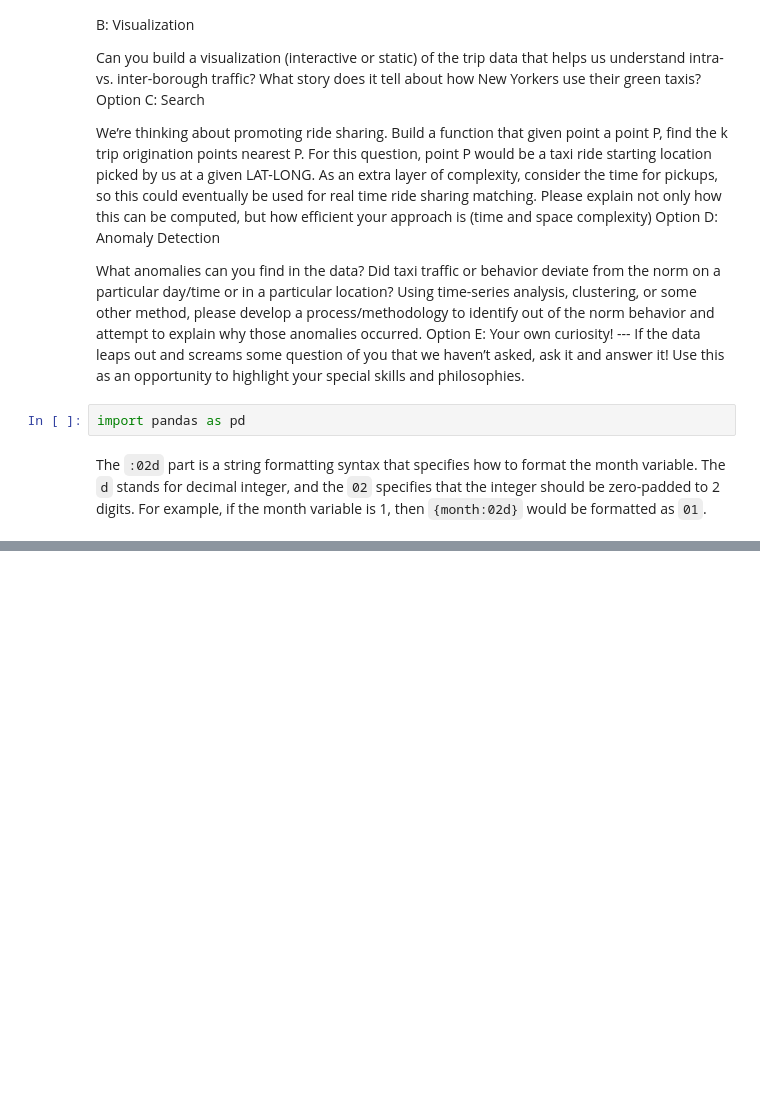
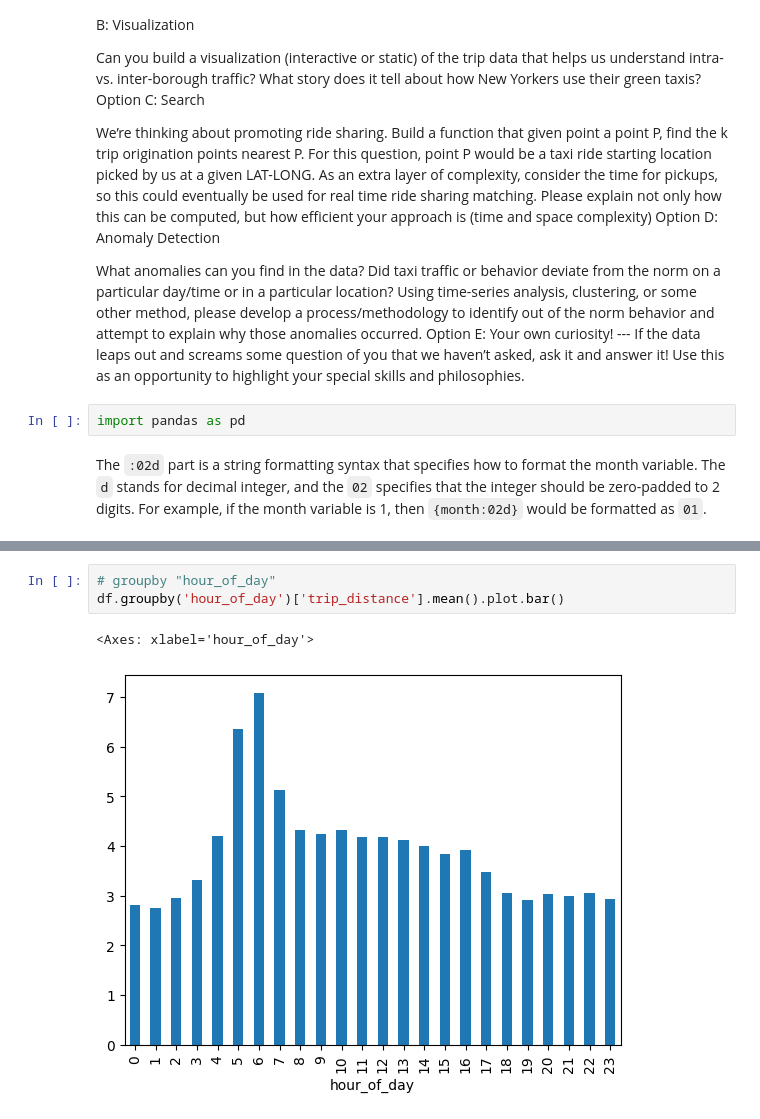
Before and after one commit to Rhys-McAlister/NYC-Taxi-Trip-Duration, a Jupyter notebook: strata_taxi_project.ipynb, the cells around one changed output, grey strips where cells are left out. Cells and saved outputs as stored; diff of their text form; blank space fills up the shorter version.

```diff
--- a/strata_taxi_project.ipynb
+++ b/strata_taxi_project.ipynb
@@ -50,0 +115,6 @@ df = read_taxi_data(2019, 1)
+# %%
+# groupby "hour_of_day"
+df.groupby('hour_of_day')['trip_distance'].mean().plot.bar()
+# %% [output]
+<Axes: xlabel='hour_of_day'>
+[figure, added]
```
Also changed, not shown: parts of 10 cells of this notebook.
